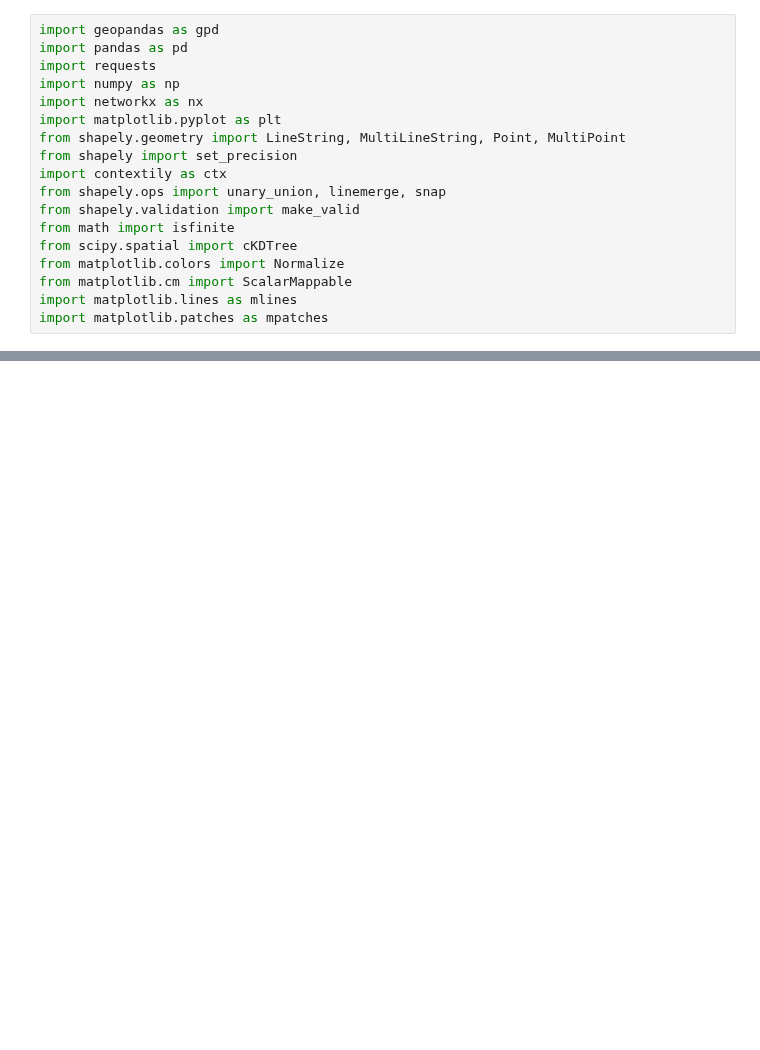
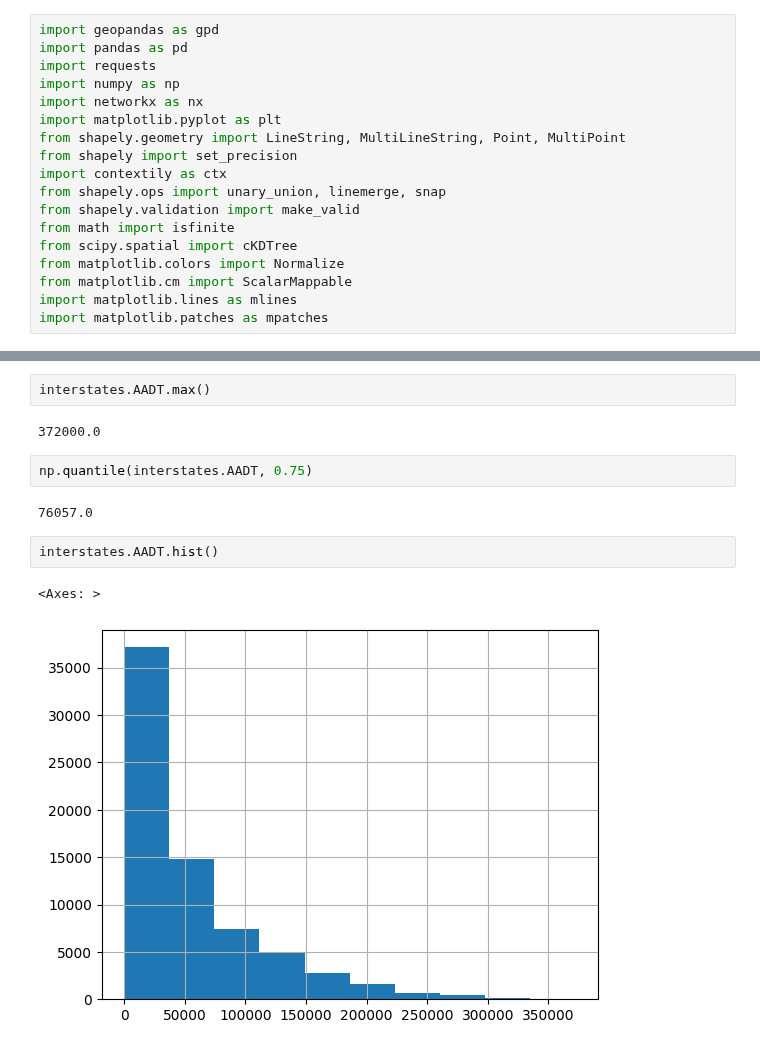
Before and after one commit to roomtempfusion/STAT-461-Group-Project, a Jupyter notebook: data analysis/plotting.ipynb, the cells around one changed output, grey strips where cells are left out. Cells and saved outputs as stored; diff of their text form; blank space fills up the shorter version.

```diff
--- a/data analysis/plotting.ipynb
+++ b/data analysis/plotting.ipynb
@@ -54,3 +139,16 @@ W
+# %%
+interstates.AADT.max()
+# %% [output]
+372000.0
+# %%
+np.quantile(interstates.AADT, 0.75)
+# %% [output]
+76057.0
+# %%
+interstates.AADT.hist()
+# %% [output]
+<Axes: >
+[figure, added]
 # %%
 W_np = W.to_numpy()
 STATE_ID_COL = "STATEFP"
```
Also changed, not shown: parts of 17 cells of this notebook, 7 other files.
